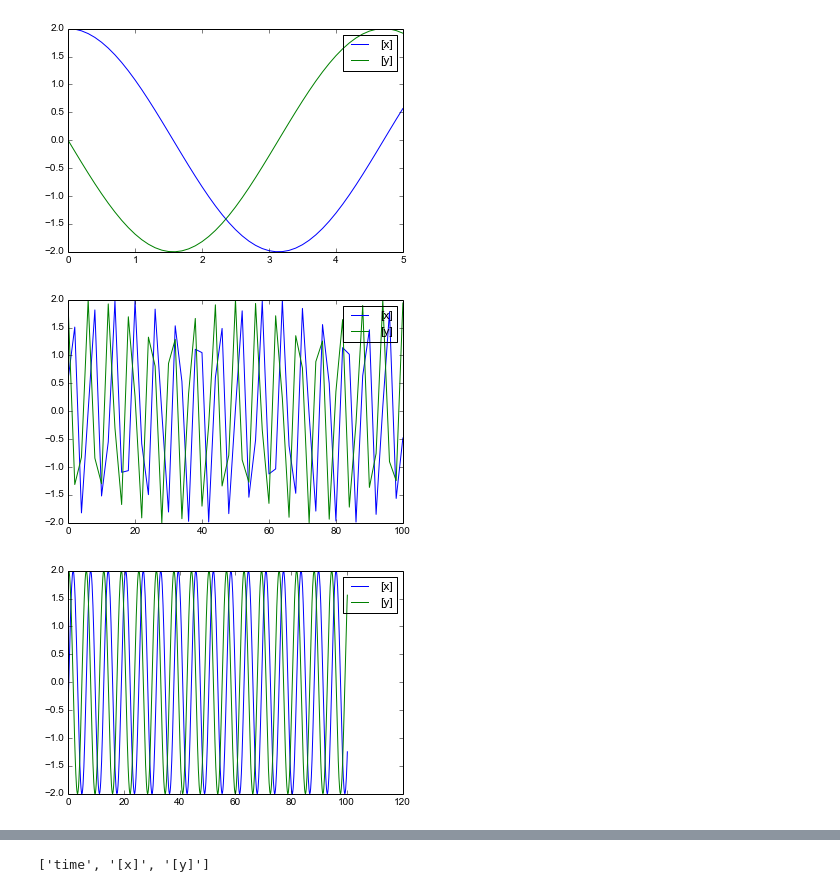
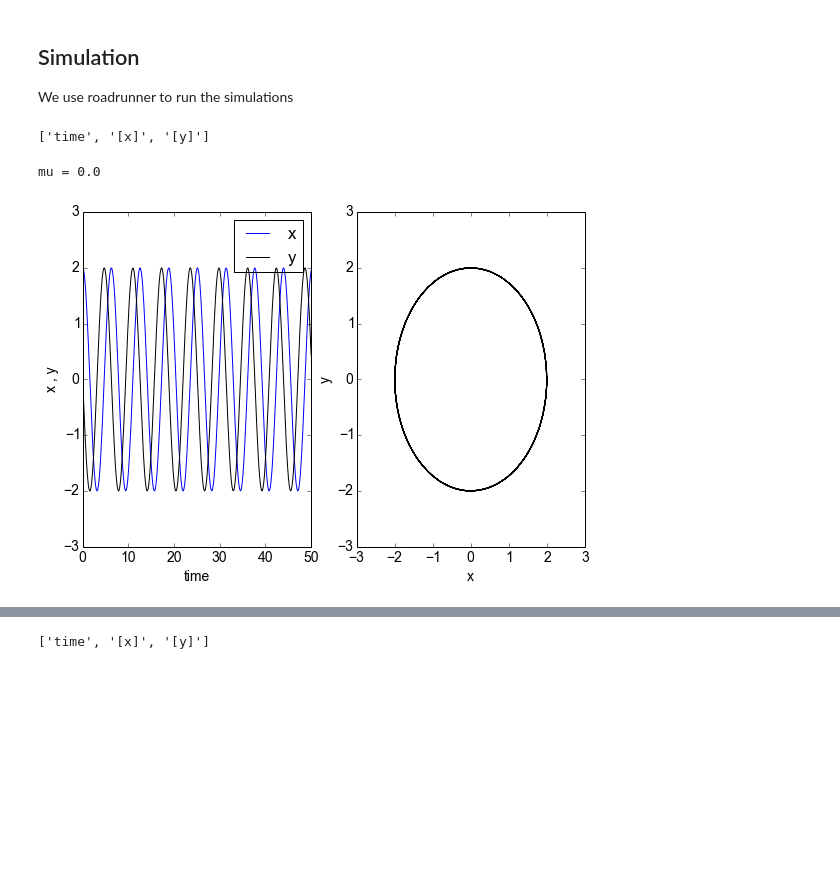
Before and after one commit to jingyayeah/multiscale-galactose, a Jupyter notebook: python/simulator/odesim/examples/Van_der_Pol_Oscillator.ipynb, the cells around one changed output, grey strips where cells are left out. Cells and saved outputs as stored; diff of their text form; code cells hidden in the pictures; blank space fills up the shorter version.

```diff
--- a/python/simulator/odesim/examples/Van_der_Pol_Oscillator.ipynb
+++ b/python/simulator/odesim/examples/Van_der_Pol_Oscillator.ipynb
@@ -75,17 +49,51 @@ import roadrunner
+# %%
+# prepare things for printing
+%matplotlib inline
+import matplotlib as mpl
+import matplotlib.pylab as plt
+mpl.rcParams;
+# %%
+mpl.rcParams['figure.figsize'] = (9.0, 6.0)
+mpl.rcParams['axes.labelsize'] = 'medium'
+font = {'family' : 'sans-serif',
+        'weight' : 'normal', # bold
+        'size'   : 14}
+mpl.rc('font', **font)
+# %% [markdown]
+## Simulation
+
+We use roadrunner to run the simulations
 # %%
+import roadrunner
 rr = roadrunner.RoadRunner('van_der_pol.xml')
+rr.selections
+# %% [output]
+['time', '[x]', '[y]']
-# %%
-%matplotlib inline
-rr = roadrunner.RoadRunner('van_der_pol.xml')
-rr.simulate(start=0, end=100, varSteps=True, stiff=True, plot=True);
-rr.simulate(0, 100, varSteps=True, stiff=True, plot=True);
-
-# unused arguments should raise a warning !
-rr.simulate(start=0, duration=100, variableStep=True, stiff=True, plot=True);
-# %% [output]
-[figure, removed]
-[figure, removed]
-[figure, removed]
+# %%
+# Simulation
+print('mu = {}'.format(rr['mu']))
+duration = 50
+
+s = rr.simulate(start=0, duration=duration, variableStep=True, stiff=True, plot=False)
+# create plot
+plt.subplot(121)
+plt.plot(s['time'], s['[x]'], color='blue', label='x')
+plt.plot(s['time'], s['[y]'], color='black', label='y')
+plt.legend()
+plt.xlabel('time')
+plt.ylabel('x , y');
+plt.xlim([0,duration])
+plt.ylim([-3,3])
+
+plt.subplot(122)
+plt.plot(s['[x]'], s['[y]'], color="black")
+plt.xlabel('x')
+plt.ylabel('y');
+plt.xlim([-3,3])
+plt.ylim([-3,3]);
+# %% [output]
+mu = 0.0
+[figure, added]
 # %% [markdown]
 ## Model behavior
 
```
Also changed, not shown: parts of 15 cells of this notebook, 1 other file.
